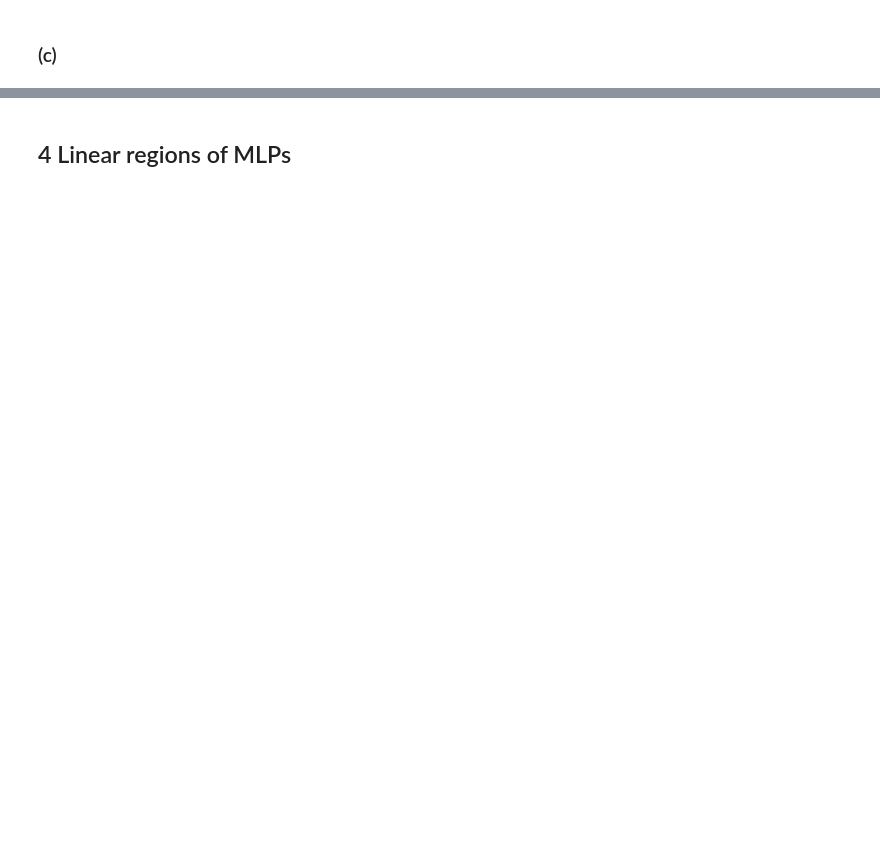
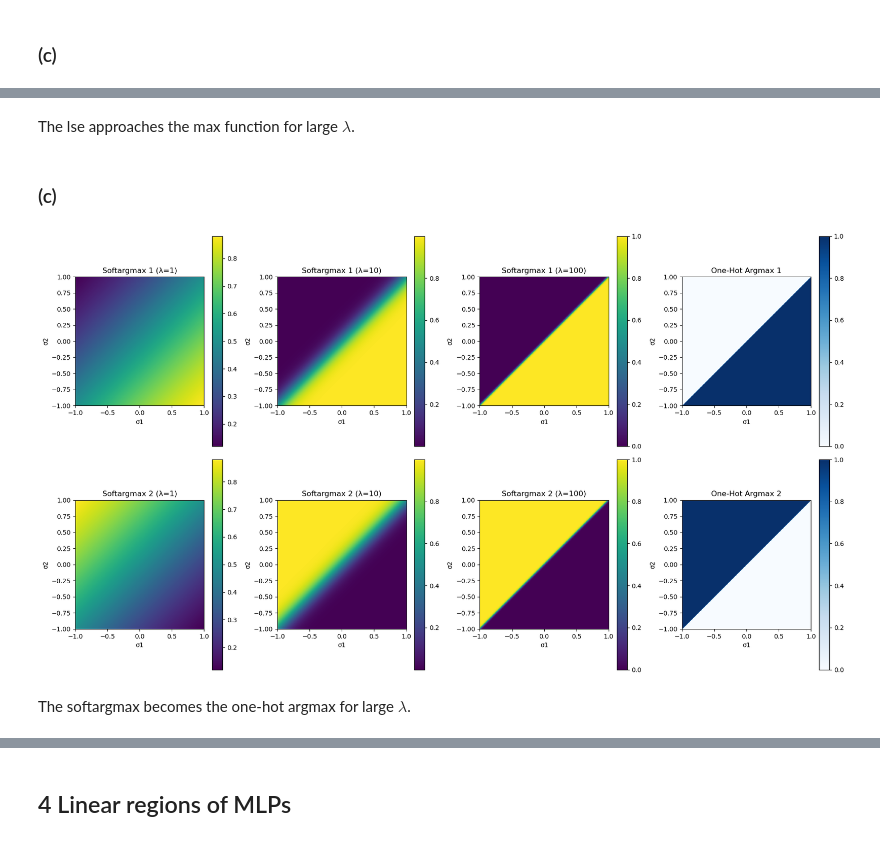
Before and after one commit to Alex2667/mlph_w24, a Jupyter notebook: sheet05/sheet05.ipynb, the cells around one changed output, grey strips where cells are left out. Drawn from its saved outputs; the diff is of its cells as text; code cells hidden in the pictures; blank space fills up the shorter version.

```diff
--- a/sheet05/sheet05.ipynb
+++ b/sheet05/sheet05.ipynb
@@ -101,0 +348,58 @@ print(df.head(10))
+# %% [markdown]
+The lse approaches the max function for large $\lambda$.
+# %% [markdown]
+### (c)
+# %%
+def softargmax_components(sigma1, sigma2, lam):
+    exp_sigma1 = np.exp(lam * sigma1)
+    exp_sigma2 = np.exp(lam * sigma2)
+    softargmax1 = exp_sigma1 / (exp_sigma1 + exp_sigma2)
+    softargmax2 = exp_sigma2 / (exp_sigma1 + exp_sigma2)
+    return softargmax1, softargmax2
+
+def onehot_argmax(sigma1, sigma2):
+    onehot1 = (sigma1 > sigma2).astype(float)  # 1 if σ1 > σ2, else 0
+    onehot2 = (sigma2 >= sigma1).astype(float)  # 1 if σ2 ≥ σ1, else 0
+    return onehot1, onehot2
+
+fig, axes = plt.subplots(2, len(lambdas) + 1, figsize=(18, 10))
+
+for i, lam in enumerate(lambdas):
+    softargmax1, softargmax2 = softargmax_components(sigma1, sigma2, lam)
+
+    ax = axes[0, i]
+    im = ax.imshow(softargmax1, extent=(-1, 1, -1, 1), origin='lower', cmap='viridis')
+    ax.set_title(f'Softargmax 1 (λ={lam})')
+    ax.set_xlabel('σ1')
+    ax.set_ylabel('σ2')
+    fig.colorbar(im, ax=ax)
+
+    ax = axes[1, i]
+    im = ax.imshow(softargmax2, extent=(-1, 1, -1, 1), origin='lower', cmap='viridis')
+    ax.set_title(f'Softargmax 2 (λ={lam})')
+    ax.set_xlabel('σ1')
+    ax.set_ylabel('σ2')
+    fig.colorbar(im, ax=ax)
+
+onehot1, onehot2 = onehot_argmax(sigma1, sigma2)
+
+ax = axes[0, -1]
+im = ax.imshow(onehot1, extent=(-1, 1, -1, 1), origin='lower', cmap='Blues', vmin=0, vmax=1)
+ax.set_title('One-Hot Argmax 1')
+ax.set_xlabel('σ1')
+ax.set_ylabel('σ2')
+fig.colorbar(im, ax=ax)
+
+ax = axes[1, -1]
+im = ax.imshow(onehot2, extent=(-1, 1, -1, 1), origin='lower', cmap='Blues', vmin=0, vmax=1)
+ax.set_title('One-Hot Argmax 2')
+ax.set_xlabel('σ1')
+ax.set_ylabel('σ2')
+fig.colorbar(im, ax=ax)
+
+plt.tight_layout()
+plt.show()
+# %% [output]
+[figure, added]
+# %% [markdown]
+The softargmax becomes the one-hot argmax for large $\lambda$.
```
Also changed, not shown: parts of 33 cells of this notebook, 2 other files.
